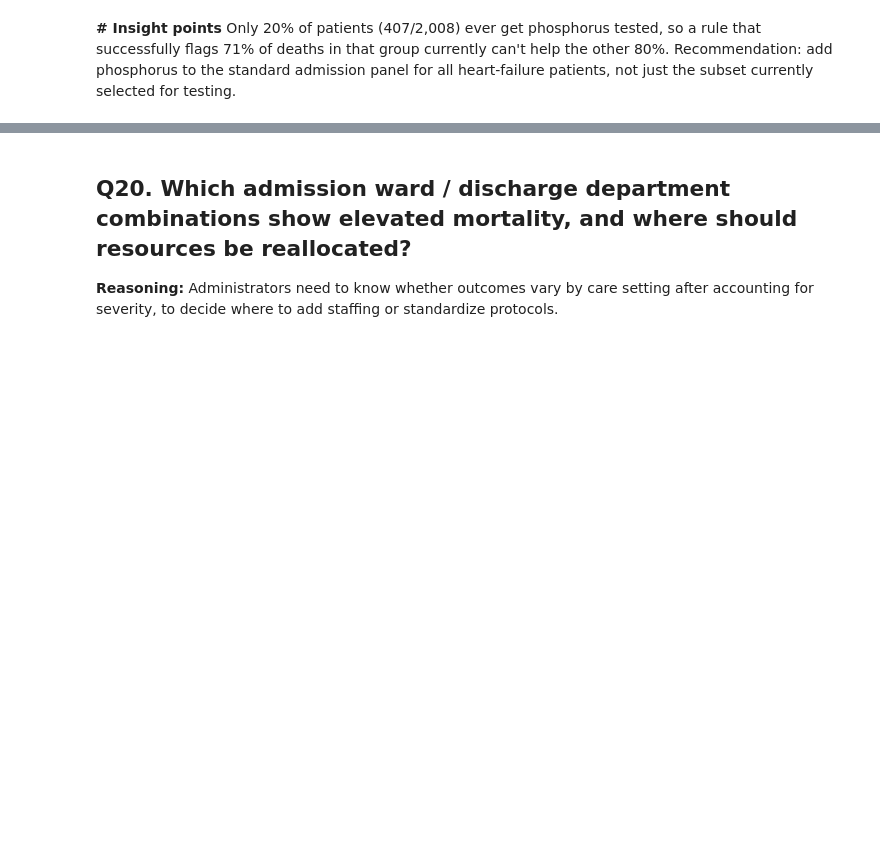
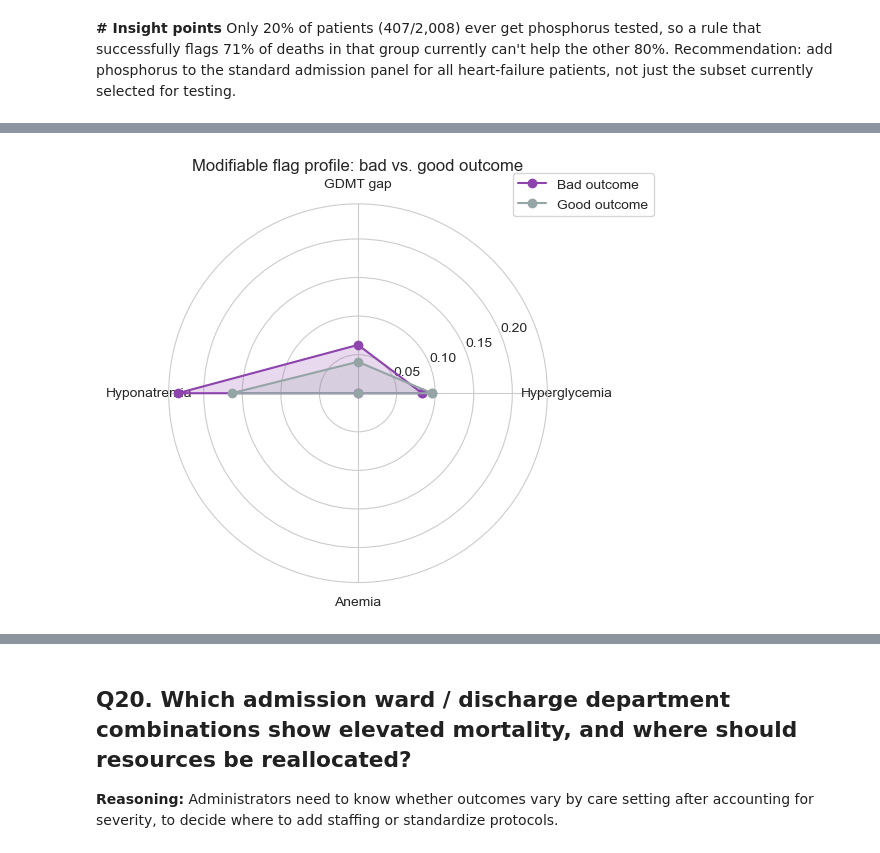
Before and after one commit to mishrasudha1984-png/Team4_The_Zen_OF_Five_PythonHackathon_Sep2026, a Jupyter notebook: Team4_The_Zen_OF_FIive_03Prescriptive.ipynb, the cells around one changed output, grey strips where cells are left out. Cells and saved outputs as stored; diff of their text form; code cells hidden in the pictures; blank space fills up the shorter version.

```diff
--- a/Team4_The_Zen_OF_FIive_03Prescriptive.ipynb
+++ b/Team4_The_Zen_OF_FIive_03Prescriptive.ipynb
@@ -439,0 +745,24 @@ Only 20% of patients (407/2,008) ever get phosphorus tested, so a rule that succ
+# %%
+# --- Among patients who died or were readmitted, how many had >=1 modifiable gap? ---
+
+bad_outcome = (df['death_within_6_months'] == 1) | (df['re_admission_within_6_months'] == 1)
+df['bad_outcome_6mo'] = bad_outcome
+
+n_bad = bad_outcome.sum()
+n_bad_flagged = df.loc[bad_outcome, 'has_modifiable_flag'].sum()
+
+print(f"Patients who died or were readmitted (6mo): {n_bad} ({bad_outcome.mean()*100:.1f}% of cohort)")
+print(f"Of those, had >=1 identifiable modifiable gap: {n_bad_flagged} "
+      f"({n_bad_flagged/n_bad*100:.1f}% of bad-outcome patients)")
+print()
+print("For comparison, modifiable-flag rate among patients with a GOOD outcome:")
+print(f"{df.loc[~bad_outcome, 'has_modifiable_flag'].mean()*100:.1f}%")
+
+print()
+print("Within bad-outcome patients, prevalence of each individual flag:")
+print(pd.Series({
+    'Stress hyperglycemia': flagA[bad_outcome].mean(),
+    'GDMT gap (HFrEF only)': flagB[bad_outcome].mean(),
+    'Hyponatremia': flagC[bad_outcome].mean(),
+    'Anemia': flagD[bad_outcome].mean()
+}))
@@ -439,0 +782,22 @@ Only 20% of patients (407/2,008) ever get phosphorus tested, so a rule that succ
+# %%
+import numpy as np
+
+categories = ['Hyperglycemia', 'GDMT gap', 'Hyponatremia', 'Anemia']
+bad_vals = [flagA[bad_outcome].mean(), flagB[bad_outcome].mean(), flagC[bad_outcome].mean(), flagD[bad_outcome].mean()]
+good_vals = [flagA[~bad_outcome].mean(), flagB[~bad_outcome].mean(), flagC[~bad_outcome].mean(), flagD[~bad_outcome].mean()]
+
+angles = np.linspace(0, 2*np.pi, len(categories), endpoint=False).tolist()
+bad_vals += bad_vals[:1]; good_vals += good_vals[:1]; angles += angles[:1]
+
+fig, ax = plt.subplots(figsize=(6,6), subplot_kw=dict(polar=True))
+ax.plot(angles, bad_vals, 'o-', color='#8e44ad', label='Bad outcome')
+ax.fill(angles, bad_vals, color='#8e44ad', alpha=0.2)
+ax.plot(angles, good_vals, 'o-', color='#95a5a6', label='Good outcome')
+ax.fill(angles, good_vals, color='#95a5a6', alpha=0.2)
+ax.set_xticks(angles[:-1])
+ax.set_xticklabels(categories)
+ax.set_title('Modifiable flag profile: bad vs. good outcome')
+ax.legend(loc='upper right', bbox_to_anchor=(1.3, 1.1))
+plt.tight_layout(); plt.show()
+# %% [output]
+[figure, added]
```
Also changed, not shown: parts of 28 cells of this notebook.
